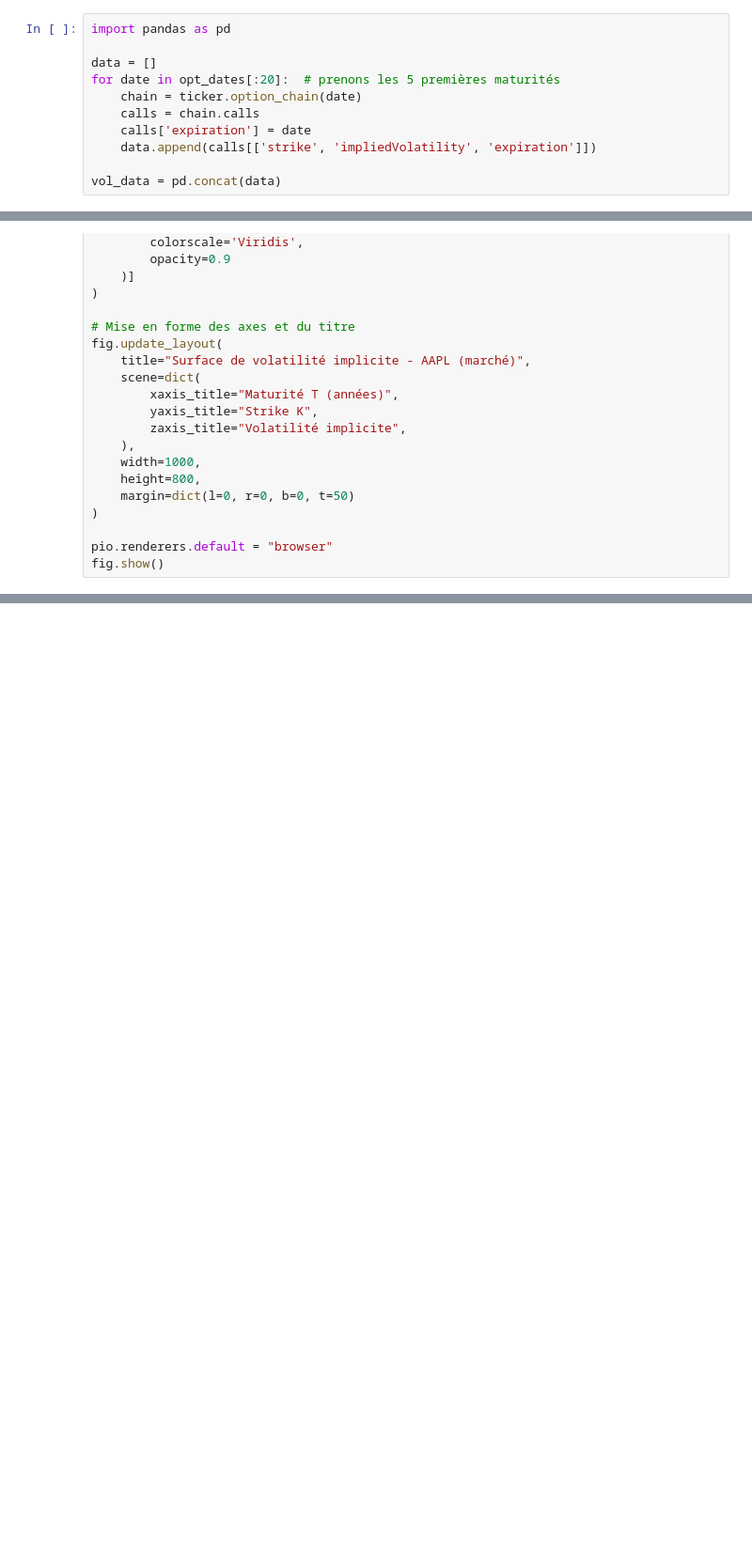
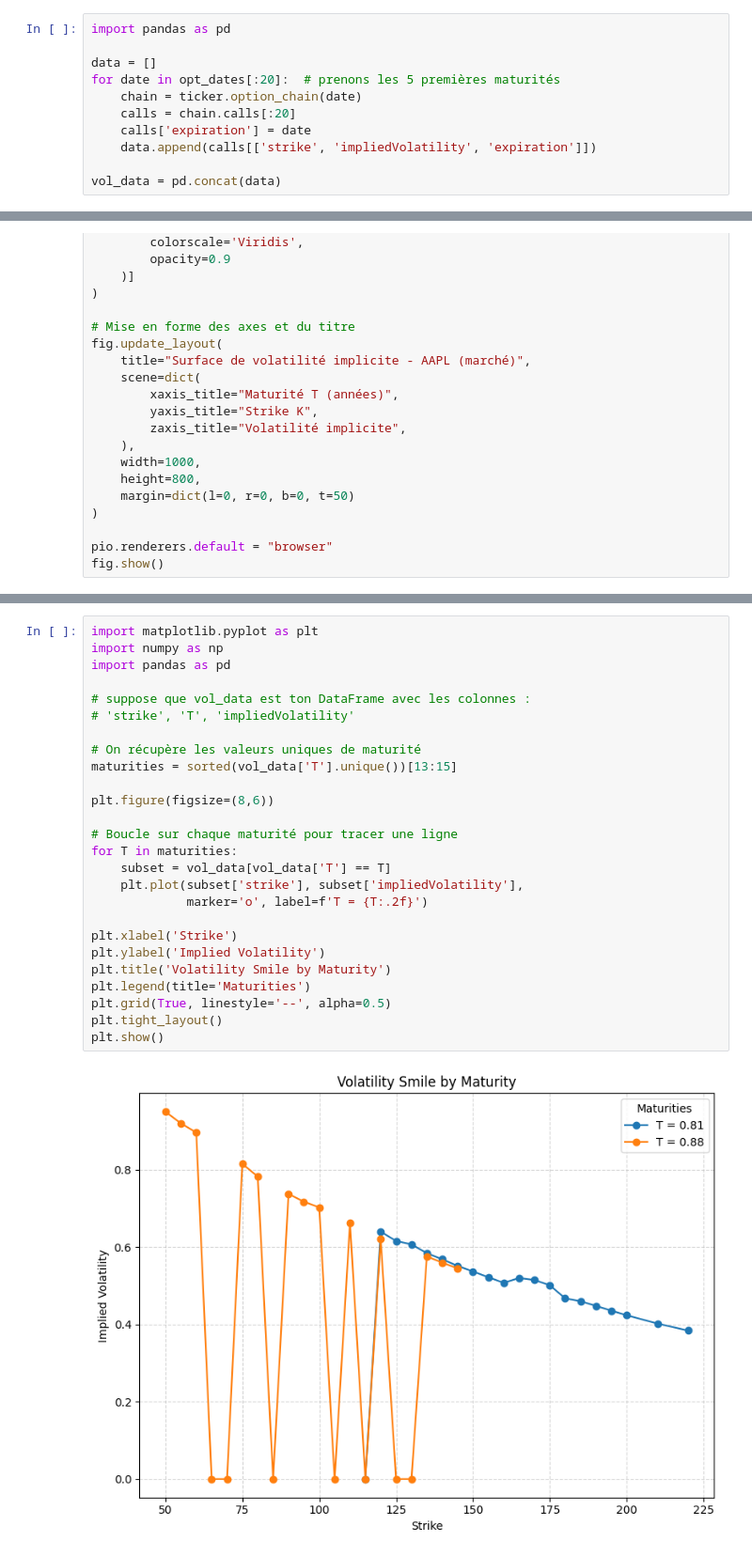
Before and after one commit to Lucas-Zivkovic/Volatility-surface, a Jupyter notebook: VolatiltyCalibration.ipynb, the cells around one changed output, grey strips where cells are left out. Shown at 94% size. Saved outputs shown, nothing was run; the diff lists cells and outputs as text; blank space fills up the shorter version.

Commit message:
Volatility smile pour la maturite et pour le strike

```diff
--- a/VolatiltyCalibration.ipynb
+++ b/VolatiltyCalibration.ipynb
@@ -143,7 +143,7 @@ import pandas as pd
 data = []
 for date in opt_dates[:20]:  # prenons les 5 premières maturités
     chain = ticker.option_chain(date)
-    calls = chain.calls
+    calls = chain.calls[:20]
     calls['expiration'] = date
     data.append(calls[['strike', 'impliedVolatility', 'expiration']])
 
@@ -199,0 +223,28 @@ fig.show()
+# %%
+import matplotlib.pyplot as plt
+import numpy as np
+import pandas as pd
+
+# suppose que vol_data est ton DataFrame avec les colonnes :
+# 'strike', 'T', 'impliedVolatility'
+
+# On récupère les valeurs uniques de maturité
+maturities = sorted(vol_data['T'].unique())[13:15]
+
+plt.figure(figsize=(8,6))
+
+# Boucle sur chaque maturité pour tracer une ligne
+for T in maturities:
+    subset = vol_data[vol_data['T'] == T]
+    plt.plot(subset['strike'], subset['impliedVolatility'],
+             marker='o', label=f'T = {T:.2f}')
+
+plt.xlabel('Strike')
+plt.ylabel('Implied Volatility')
+plt.title('Volatility Smile by Maturity')
+plt.legend(title='Maturities')
+plt.grid(True, linestyle='--', alpha=0.5)
+plt.tight_layout()
+plt.show()
+# %% [output]
+[figure, added]
```
Also changed, not shown: parts of 6 cells of this notebook.
